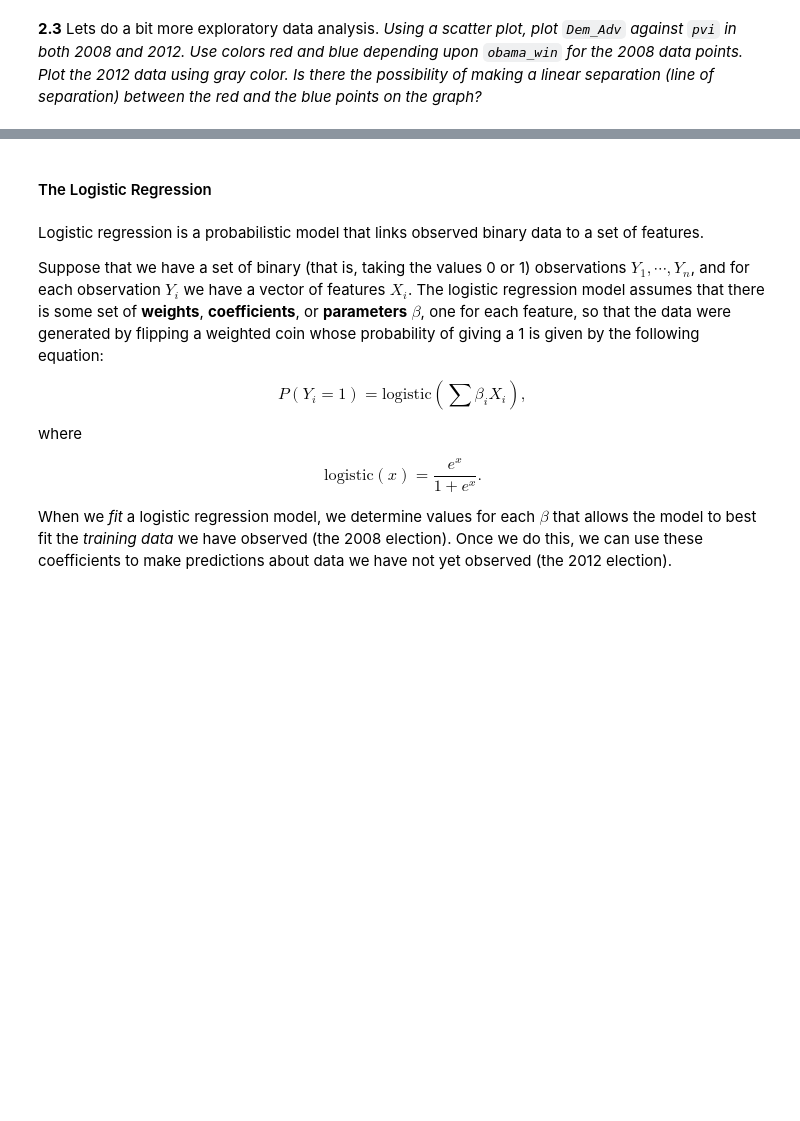
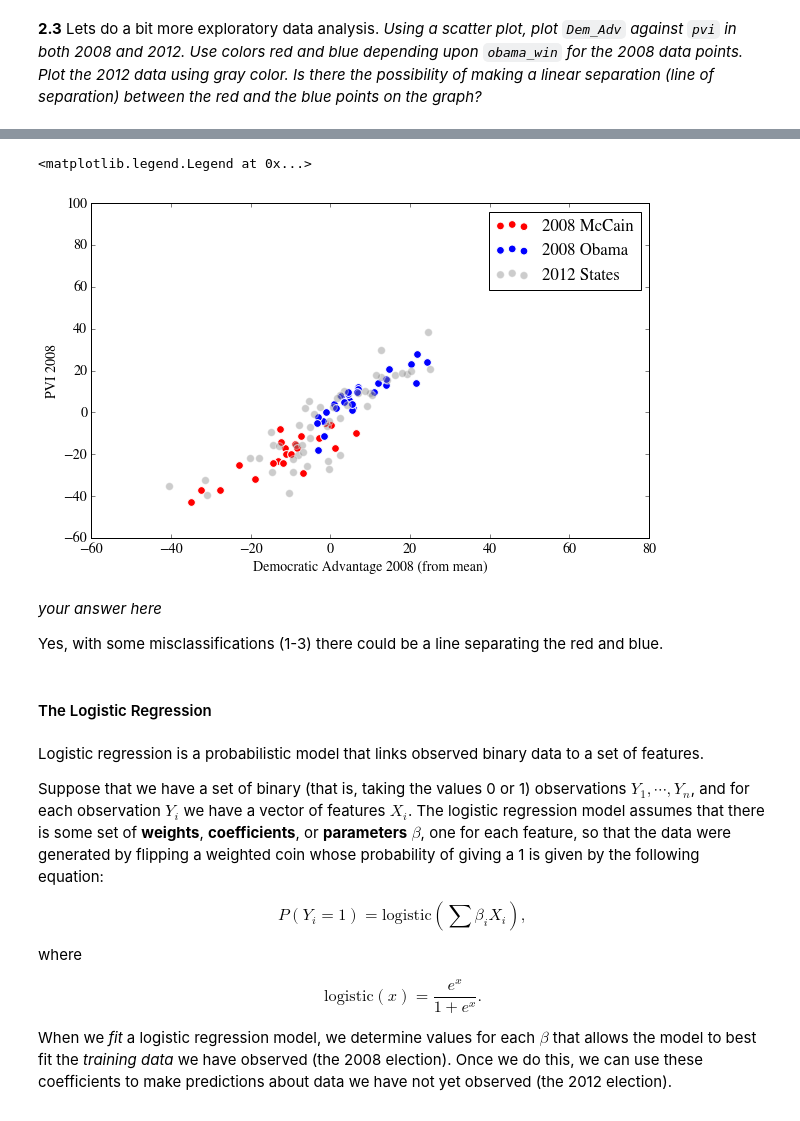
Before and after one commit to hiroshi-ishiiadajar/content, a Jupyter notebook: HW2.ipynb, the cells around one changed output, grey strips where cells are left out. Drawn from its saved outputs; the diff is of its cells as text; code cells hidden in the pictures; blank space fills up the shorter version.

```diff
--- a/HW2.ipynb
+++ b/HW2.ipynb
@@ -880,3 +897,23 @@ results2012.head()
+# %%
+#your code here
+plt.xlabel('Democratic Advantage 2008 (from mean)')
+plt.ylabel('PVI 2008')
+colors = ['red','blue']
+for label in [0, 1]:
+    color = colors[label]
+    mask = e2008.obama_win == label
+    candidate = '2008 McCain' if label == 0 else '2008 Obama'
+    plt.scatter(e2008[mask]['Dem_Adv'], e2008[mask]['pvi'], s=60, c=color, label=candidate)
+
+plt.scatter(e2012['Dem_Adv'], e2012['pvi'], s=60, c='gray', label='2012 States', alpha=0.4)
+plt.legend(loc='best')
+# %% [output]
+<matplotlib.legend.Legend at 0x...>
+[figure, added]
+# %% [markdown]
+*your answer here*
+
+Yes, with some misclassifications (1-3) there could be a line separating the red and blue.
 # %% [markdown]
 #### The Logistic Regression
 # %% [markdown]
```
Also changed, not shown: parts of 9 cells of this notebook.
